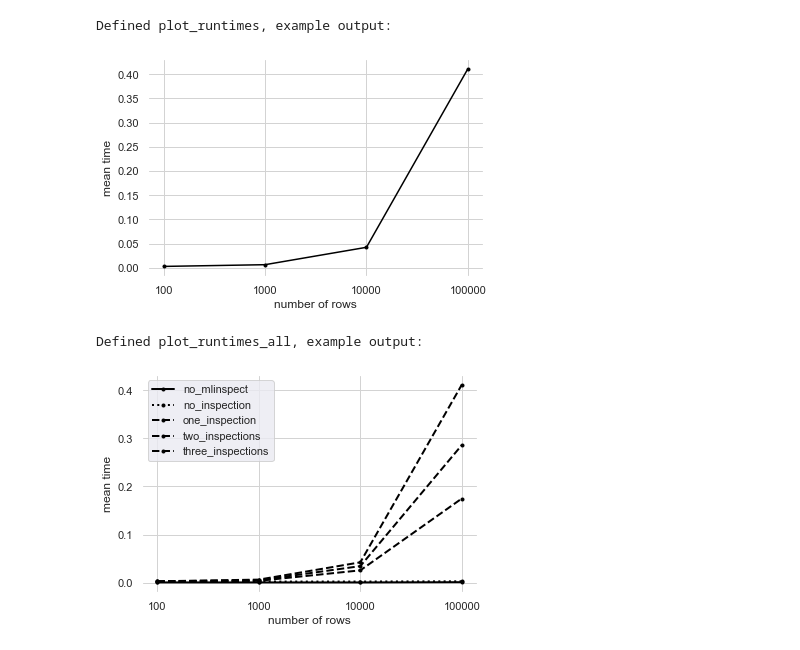
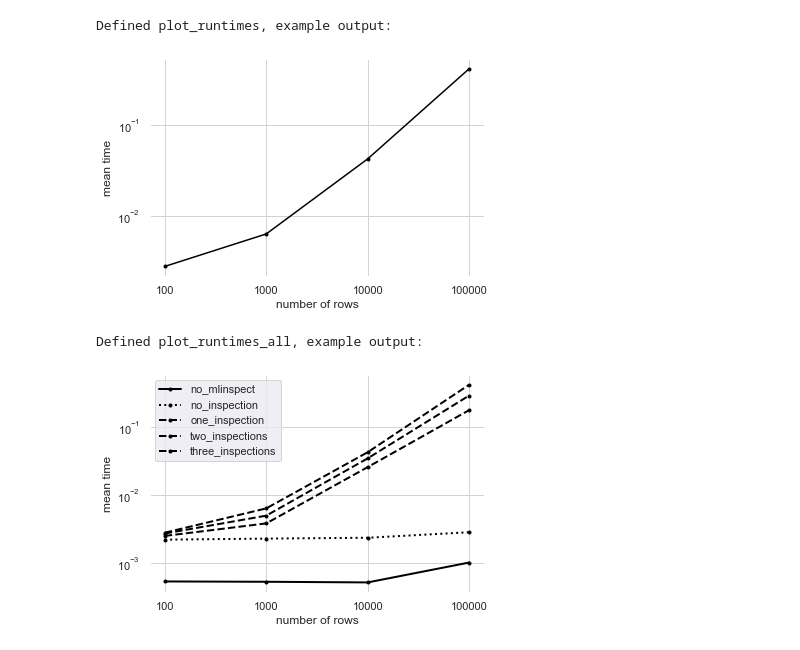
Before and after one commit to stefan-grafberger/mlinspect, a Jupyter notebook: experiments/operator_benchmarks.ipynb, the cells around one changed output. Drawn from its saved outputs; the diff is of its cells as text; code cells hidden in the pictures.

```diff
--- a/experiments/operator_benchmarks.ipynb
+++ b/experiments/operator_benchmarks.ipynb
@@ -21,6 +21,8 @@ def plot_runtimes(run_row_numbers, time_per_run, title_and_path, save_to_file=Fa
     # Note that using plt.subplots below is equivalent to using
     # fig = plt.figure() and then ax = fig.add_subplot(111)
     fig, ax = plt.subplots()
+
+    ax.set_yscale('log') # TODO: Decide how to plot this
     ax.plot(np_times, marker='o', color='black', markersize=3)
 
     ax.set_xticks(range(0,len(run_row_numbers)))
@@ -48,12 +50,13 @@ print('Defined plot_runtimes, example output:')
 plot_runtimes(test_row_numbers, test_plot_runtimes, 'test_plot_runtimes')
 # %% [output]
 Defined plot_runtimes, example output:
-[figure, old version]
+[figure, new version]
 # %%
 def plot_runtimes_all(run_row_numbers, benchmark_results, linestyles, title_and_path, save_to_file=False):
     # Note that using plt.subplots below is equivalent to using
     # fig = plt.figure() and then ax = fig.add_subplot(111)
     fig, ax = plt.subplots()
+    ax.set_yscale('log') # TODO: Decide how to plot this
 
     #ax.plot(losses_orig, marker='o', color='black', linewidth=2, linestyle='dashed', label="orig")
     for label, results in benchmark_results.items():
@@ -75,32 +78,32 @@ def plot_runtimes_all(run_row_numbers, benchmark_results, linestyles, title_and_
     ax.set(xlabel='number of rows', ylabel='mean time')
     ax.grid(True, color='lightgrey')
 
     plt.legend()
 
     if save_to_file:
         fig.savefig(title_and_path + '.svg', bbox_inches='tight')
         fig.savefig(title_and_path + '.png', bbox_inches='tight', dpi=800)
 
     plt.show()
     plt.close()
 
 test_row_numbers = [100, 1000, 10000, 100000]
 test_benchmark_results = {\
     "no_mlinspect": [0.0005420450000000798, 0.0005361602000002463, 0.0005246571999999005, 0.0010252619999999268],
     "no_inspection": [0.0022168788499999257, 0.0022983642499999402, 0.0023646199999999506, 0.0028484614500001726],
     "one_inspection": [0.002515717000000084, 0.0038362508500000116, 0.025606818549999976, 0.17484780609999992],
     "two_inspections": [0.002726666, 0.004980573499999963, 0.03439934060000005, 0.28592700379999964],
     "three_inspections": [0.0028039772499999227, 0.006364328399999941, 0.04229586309999993, 0.4114196768999999]
 }
 
 print('Defined plot_runtimes_all, example output:')
 linestyles = {"no_mlinspect": "solid",
              "no_inspection": "dotted",
              "one_inspection": "dashed",
              "two_inspections": "dashed",
              "three_inspections": "dashed"}
 plot_runtimes_all(test_row_numbers, test_benchmark_results, linestyles, 'test_plot_runtimes_all')
 # %% [output]
 Defined plot_runtimes_all, example output:
-[figure, old version]
+[figure, new version]
 # %%
```
Also changed, not shown: parts of 7 cells of this notebook, 3 other files.
